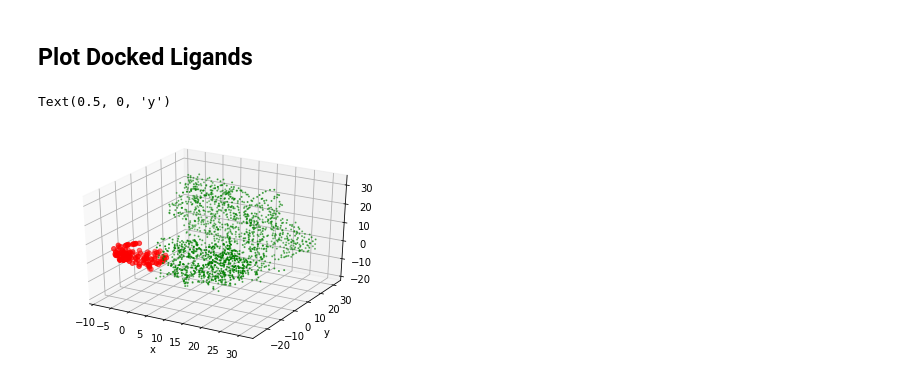
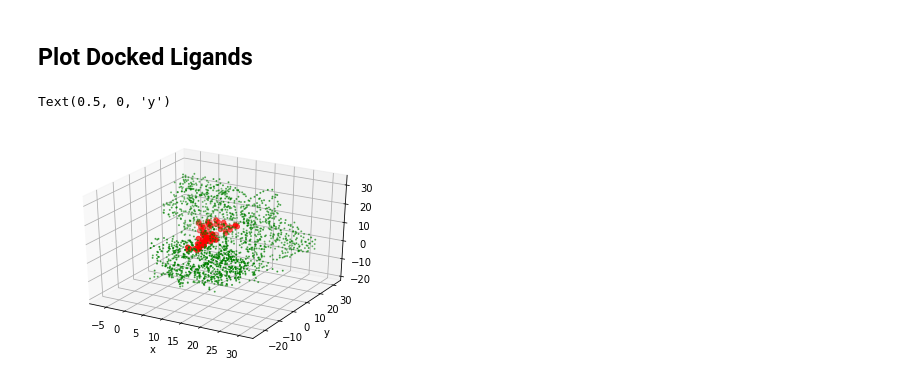
Before and after one commit to cburns4-BioRes/BIOINFO_FINAL_Project, a Jupyter notebook: BIOINFO Project_v2.ipynb, the cells around one changed output. Saved outputs shown, nothing was run; the diff lists cells and outputs as text; code cells hidden in the pictures.

```diff
--- a/BIOINFO Project_v2.ipynb
+++ b/BIOINFO Project_v2.ipynb
@@ -674,23 +710,29 @@ NeuroScan.write_csv('CD48_NeuB_score.csv')
 # %% [markdown]
 ## Plot Docked Ligands
 # %%
-mol = next(ot.toolkit.readfile('mol2', 'Ligand_Files/GHRP6.mol2'))
-mol2 = next(ot.toolkit.readfile('pdb', 'Receptor Files/CD38.pdb'))
+#Plot the docked Ligand against the receptor
+#Docked Ligand File
+mol = next(ot.toolkit.readfile('pdb', 'Docked_Ligands/CD38_docked/CD38_CD38L_dock.pdb'))
+#Receptor File
+mol2 = next(ot.toolkit.readfile('pdb', 'Receptor_Files/CD38.pdb'))
+#Create 3D scatter plot
 fig = plt.figure()
 ax = fig.add_subplot(111, projection='3d')
 
-
+#Get atom coordinates from docked ligand/receptor files
 x=mol.coords[:,0]
 y=mol.coords[:,1]
 z=mol.coords[:,2]
 x1=mol2.coords[:,0]
 y1=mol2.coords[:,1]
 z1=mol2.coords[:,2]
 
+#Plot ligand atoms in red
 ax.scatter(x,y,z,c="red")
+#Plot receptor atoms in green
 ax.scatter(x1,y1,z1,c="green",s=1)
 ax.set_xlabel("x")
 ax.set_ylabel("y")
 # %% [output]
 Text(0.5, 0, 'y')
-[figure, old version]
+[figure, new version]
```
Also changed, not shown: parts of 14 cells of this notebook.
